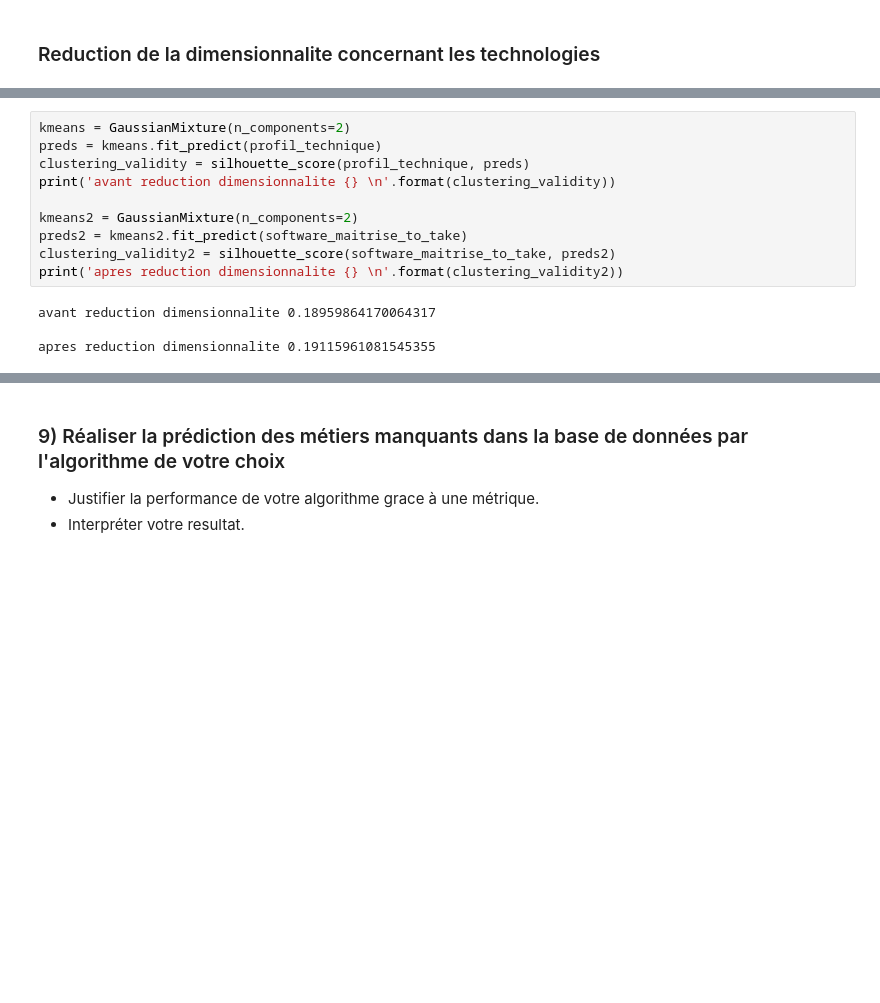
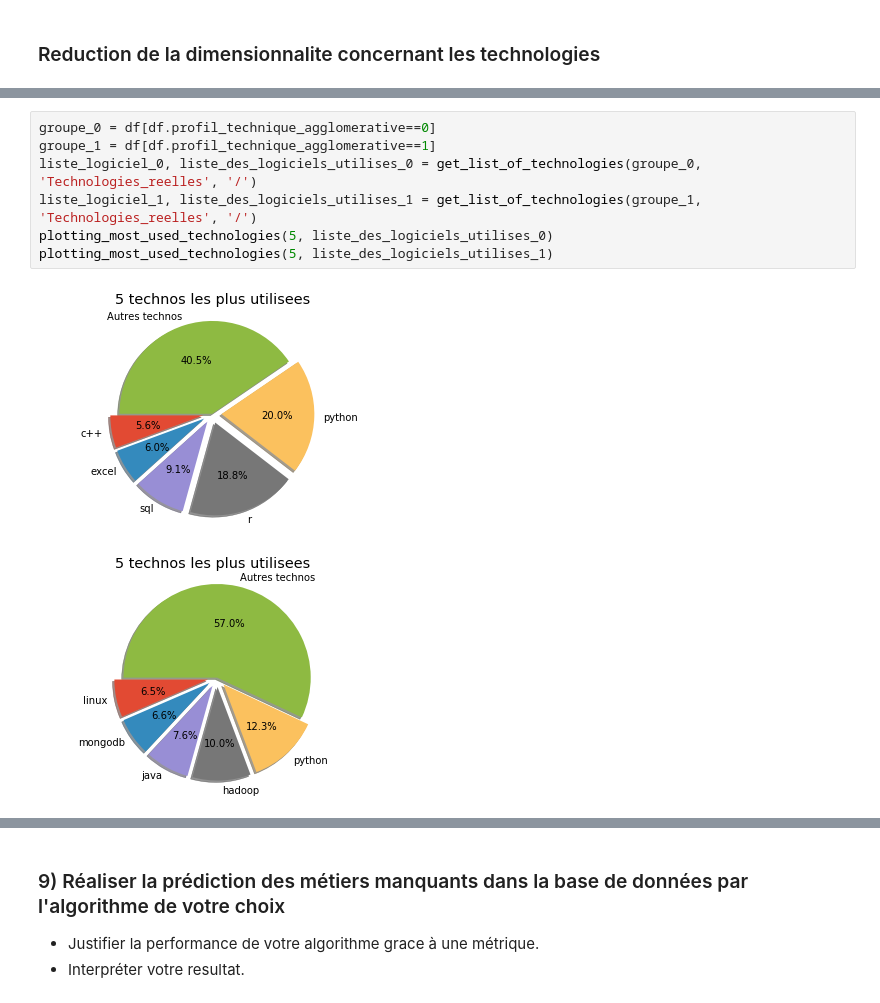
Before and after one commit to AngeKouame/AGILA-DATASET, a Jupyter notebook: Test_Technique_ML.ipynb, the cells around one changed output, grey strips where cells are left out. Cells and saved outputs as stored; diff of their text form; blank space fills up the shorter version.

```diff
--- a/Test_Technique_ML.ipynb
+++ b/Test_Technique_ML.ipynb
@@ -515,14 +516,10 @@ apres reduction dimensionnalite 0.18375023684379088
-# %%
-kmeans = GaussianMixture(n_components=2)
-preds = kmeans.fit_predict(profil_technique)
-clustering_validity = silhouette_score(profil_technique, preds)
-print('avant reduction dimensionnalite {} \n'.format(clustering_validity))
-
-kmeans2 = GaussianMixture(n_components=2)
-preds2 = kmeans2.fit_predict(software_maitrise_to_take)
-clustering_validity2 = silhouette_score(software_maitrise_to_take, preds2)
-print('apres reduction dimensionnalite {} \n'.format(clustering_validity2))
-# %% [output]
-avant reduction dimensionnalite 0.18959864170064317
-
-apres reduction dimensionnalite 0.19115961081545355
+# %%
+groupe_0 = df[df.profil_technique_agglomerative==0]
+groupe_1 = df[df.profil_technique_agglomerative==1]
+liste_logiciel_0, liste_des_logiciels_utilises_0 = get_list_of_technologies(groupe_0, 'Technologies_reelles', '/')
+liste_logiciel_1, liste_des_logiciels_utilises_1 = get_list_of_technologies(groupe_1, 'Technologies_reelles', '/')
+plotting_most_used_technologies(5, liste_des_logiciels_utilises_0)
+plotting_most_used_technologies(5, liste_des_logiciels_utilises_1)
+# %% [output]
+[figure, added]
+[figure, added]
```
Also changed, not shown: parts of 58 cells of this notebook.
